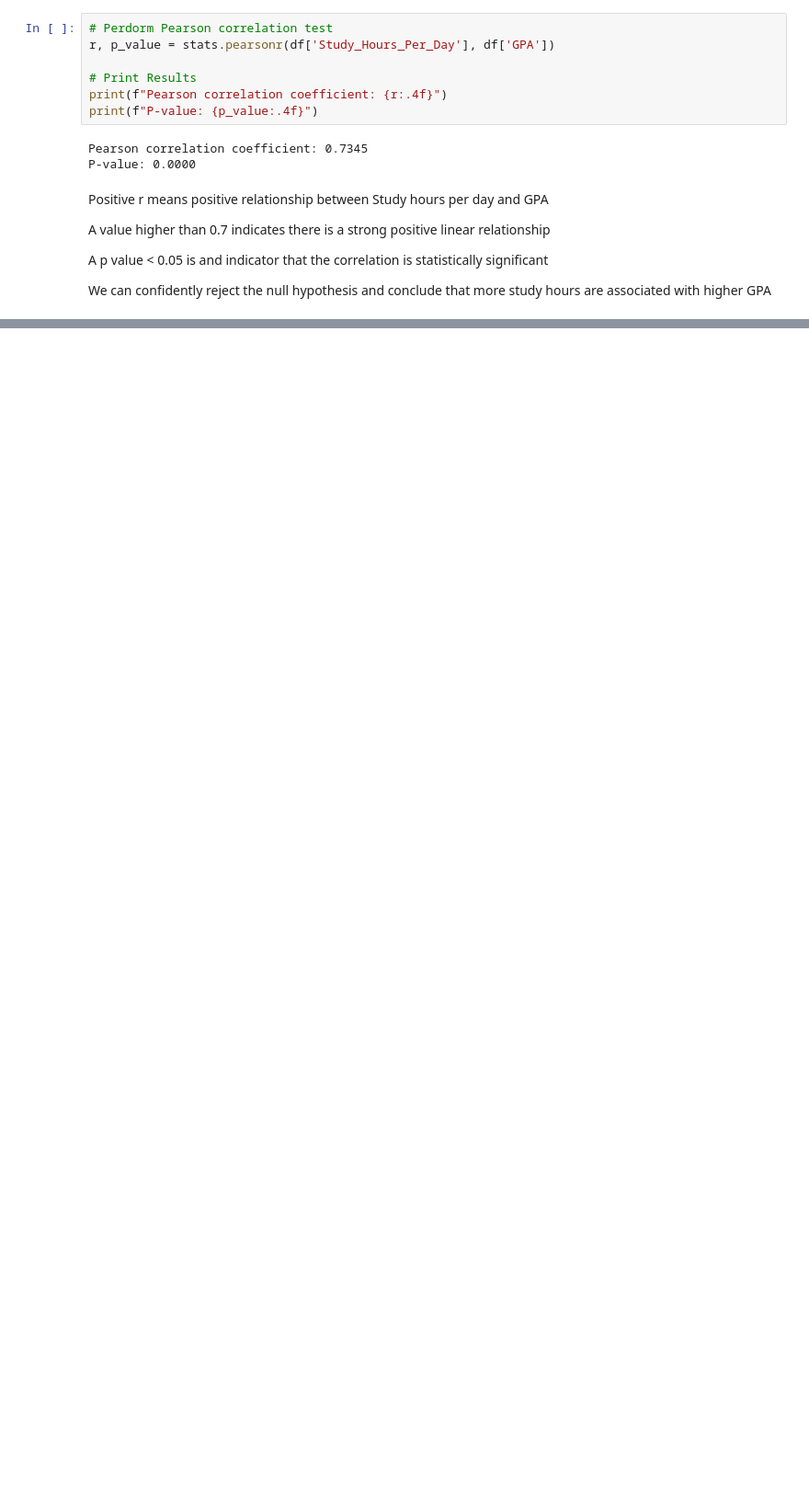
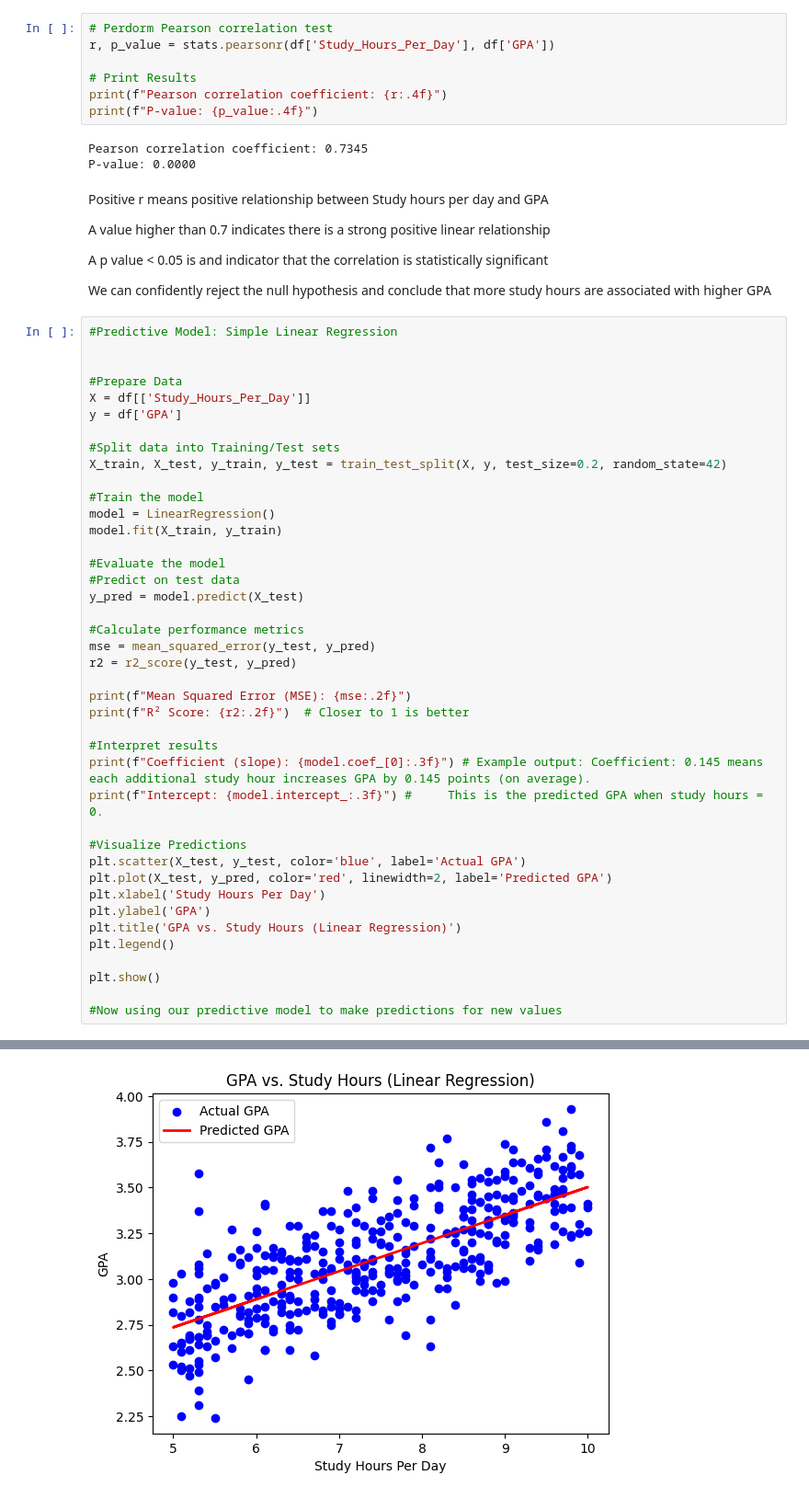
Before and after one commit to Taryn-Cail/Python-Group-Project-2704, a Jupyter notebook: data.ipynb, the cells around one changed output, grey strips where cells are left out. Shown: that part at 92% size. Cells and saved outputs as stored; diff of their text form; blank space fills up the shorter version.

Commit message:
Linear Regression Predictive Model

```diff
--- a/data.ipynb
+++ b/data.ipynb
@@ -167,3 +173,45 @@ A value higher than 0.7 indicates there is a strong positive linear relationship
 A p value < 0.05 is and indicator that the correlation is statistically significant
 
 We can confidently reject the null hypothesis and conclude that more study hours are associated with higher GPA
+# %%
+#Predictive Model: Simple Linear Regression
+
+
+#Prepare Data
+X = df[['Study_Hours_Per_Day']]
+y = df['GPA']
+
+#Split data into Training/Test sets
+X_train, X_test, y_train, y_test = train_test_split(X, y, test_size=0.2, random_state=42)
+
+#Train the model
+model = LinearRegression()
+model.fit(X_train, y_train)
+
+#Evaluate the model
+#Predict on test data
+y_pred = model.predict(X_test)
+
+#Calculate performance metrics
+mse = mean_squared_error(y_test, y_pred)
+r2 = r2_score(y_test, y_pred)
+
+print(f"Mean Squared Error (MSE): {mse:.2f}")
+print(f"R² Score: {r2:.2f}")  # Closer to 1 is better
+
+#Interpret results
+print(f"Coefficient (slope): {model.coef_[0]:.3f}") # Example output: Coefficient: 0.145 means each additional study hour increases GPA by 0.145 points (on average).
+print(f"Intercept: {model.intercept_:.3f}") #     This is the predicted GPA when study hours = 0.
+
+#Visualize Predictions
+plt.scatter(X_test, y_test, color='blue', label='Actual GPA')
+plt.plot(X_test, y_pred, color='red', linewidth=2, label='Predicted GPA')
+plt.xlabel('Study Hours Per Day')
+plt.ylabel('GPA')
+plt.title('GPA vs. Study Hours (Linear Regression)')
+plt.legend()
+
+plt.show()
+
+#Now using our predictive model to make predictions for new values
+# %% [output]
@@ -169,0 +222 @@ We can confidently reject the null hypothesis and conclude that more study hours
+[figure, added]
```
Also changed, not shown: parts of 4 cells of this notebook.
